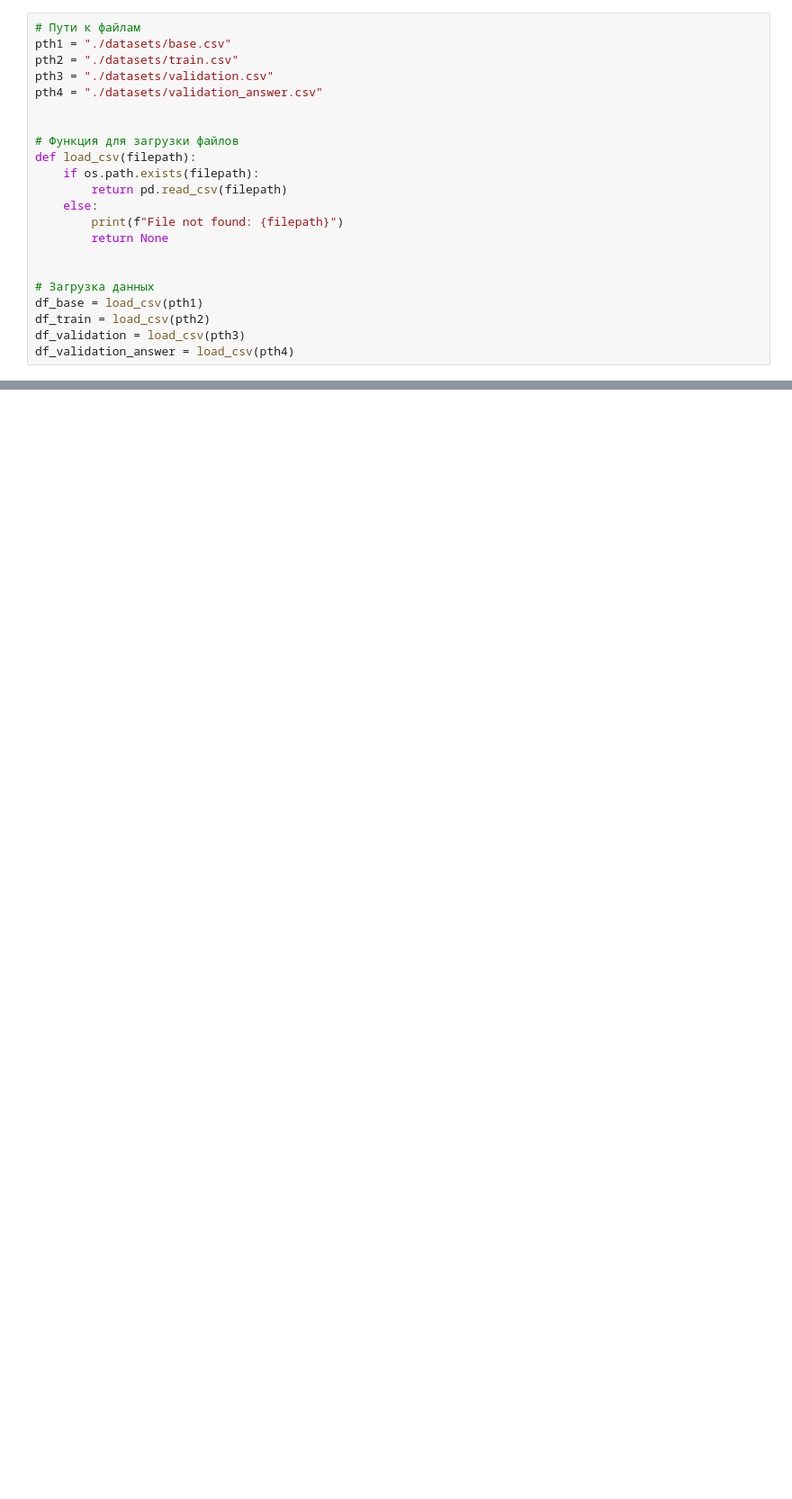
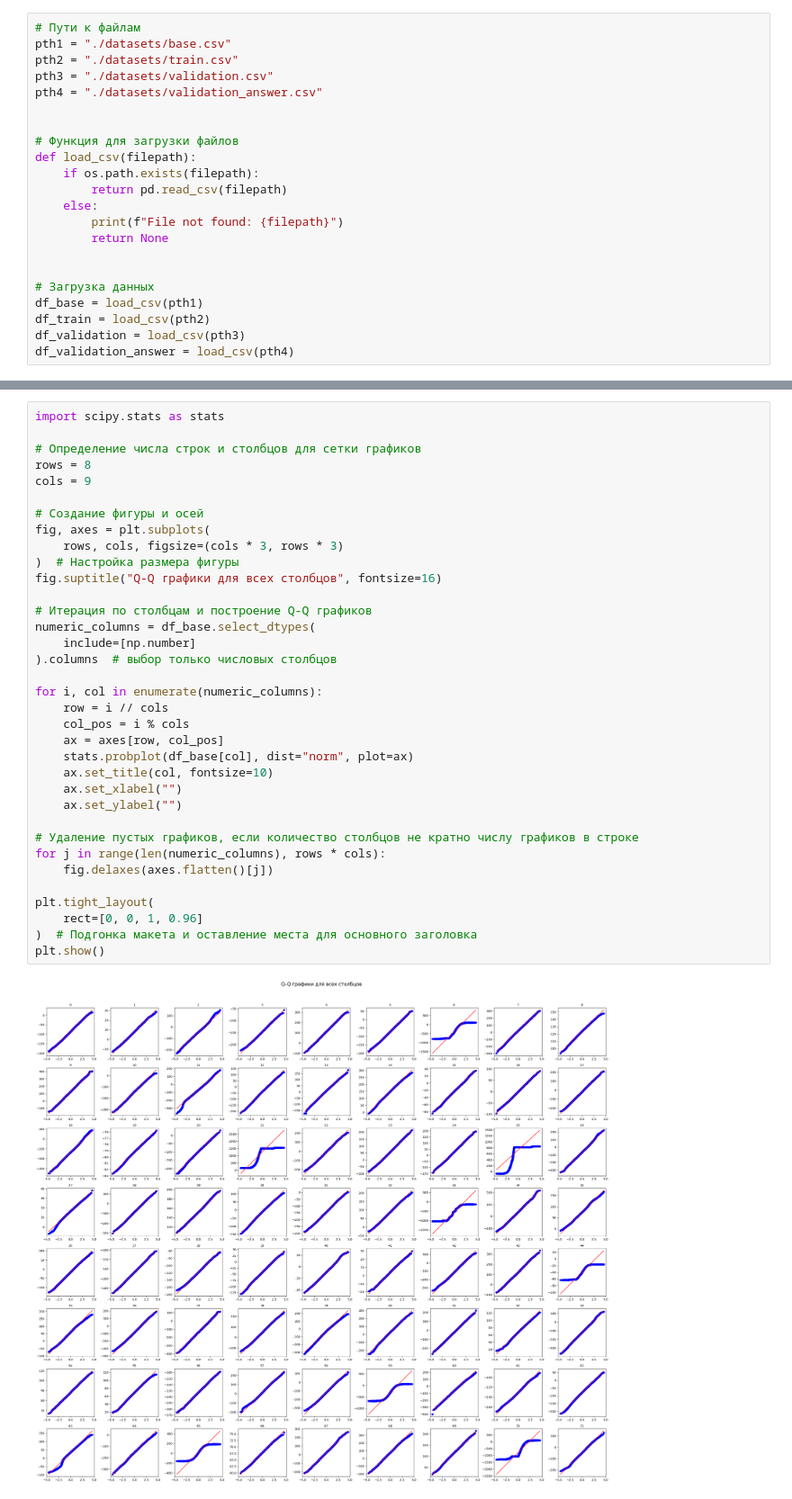
Before and after one commit to skorpion-anna/product_matching, a Jupyter notebook: product_matching.ipynb, the cells around one changed output, grey strips where cells are left out. Shown at 90% size. Drawn from its saved outputs; the diff is of its cells as text; blank space fills up the shorter version.

```diff
--- a/product_matching.ipynb
+++ b/product_matching.ipynb
@@ -54,0 +178,37 @@ df_validation_answer = load_csv(pth4)
+# %%
+import scipy.stats as stats
+
+# Определение числа строк и столбцов для сетки графиков
+rows = 8
+cols = 9
+
+# Создание фигуры и осей
+fig, axes = plt.subplots(
+    rows, cols, figsize=(cols * 3, rows * 3)
+)  # Настройка размера фигуры
+fig.suptitle("Q-Q графики для всех столбцов", fontsize=16)
+
+# Итерация по столбцам и построение Q-Q графиков
+numeric_columns = df_base.select_dtypes(
+    include=[np.number]
+).columns  # выбор только числовых столбцов
+
+for i, col in enumerate(numeric_columns):
+    row = i // cols
+    col_pos = i % cols
+    ax = axes[row, col_pos]
+    stats.probplot(df_base[col], dist="norm", plot=ax)
+    ax.set_title(col, fontsize=10)
+    ax.set_xlabel("")
+    ax.set_ylabel("")
+
+# Удаление пустых графиков, если количество столбцов не кратно числу графиков в строке
+for j in range(len(numeric_columns), rows * cols):
+    fig.delaxes(axes.flatten()[j])
+
+plt.tight_layout(
+    rect=[0, 0, 1, 0.96]
+)  # Подгонка макета и оставление места для основного заголовка
+plt.show()
+# %% [output]
+[figure, added]
```
Also changed, not shown: parts of 7 cells of this notebook.
